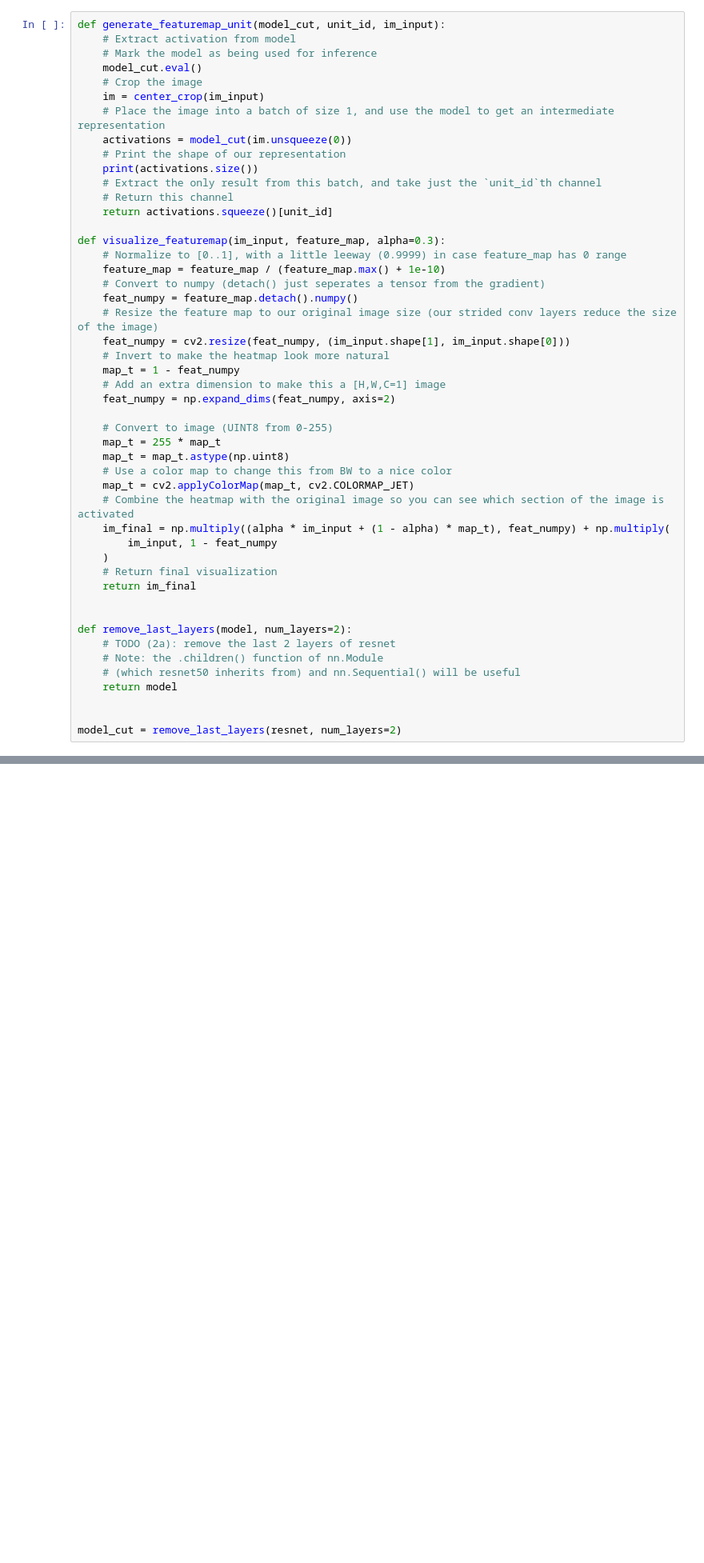
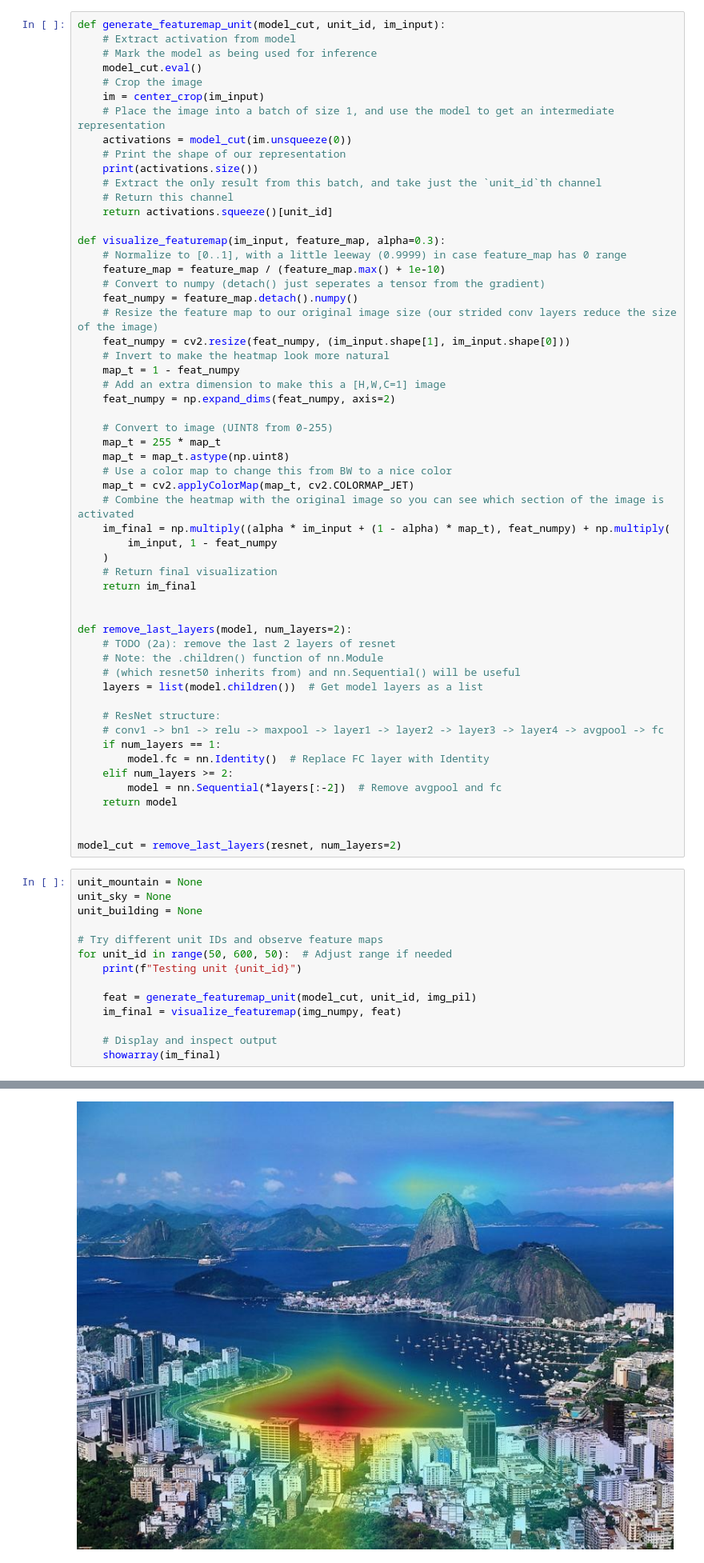
Before and after one commit to suhridgit/6.8300_819_spring_2024, a Jupyter notebook: pset4_2024/pset4_2024.ipynb, the cells around one changed output, grey strips where cells are left out. Shown at 80% size. Cells and saved outputs as stored; diff of their text form; blank space fills up the shorter version.

```diff
--- a/pset4_2024/pset4_2024.ipynb
+++ b/pset4_2024/pset4_2024.ipynb
@@ -248,7 +295,30 @@ def remove_last_layers(model, num_layers=2):
     # TODO (2a): remove the last 2 layers of resnet
     # Note: the .children() function of nn.Module
     # (which resnet50 inherits from) and nn.Sequential() will be useful
+    layers = list(model.children())  # Get model layers as a list
+
+    # ResNet structure:
+    # conv1 -> bn1 -> relu -> maxpool -> layer1 -> layer2 -> layer3 -> layer4 -> avgpool -> fc
+    if num_layers == 1:
+        model.fc = nn.Identity()  # Replace FC layer with Identity
+    elif num_layers >= 2:
+        model = nn.Sequential(*layers[:-2])  # Remove avgpool and fc
     return model
 
 
 model_cut = remove_last_layers(resnet, num_layers=2)
+# %%
+unit_mountain = None
+unit_sky = None
+unit_building = None
+
+# Try different unit IDs and observe feature maps
+for unit_id in range(50, 600, 50):  # Adjust range if needed
+    print(f"Testing unit {unit_id}")
+
+    feat = generate_featuremap_unit(model_cut, unit_id, img_pil)
+    im_final = visualize_featuremap(img_numpy, feat)
+
+    # Display and inspect output
+    showarray(im_final)
+# %% [output]
@@ -254,0 +327 @@ model_cut = remove_last_layers(resnet, num_layers=2)
+[figure, added]
```
Also changed, not shown: parts of 10 cells of this notebook, 1 other file.
